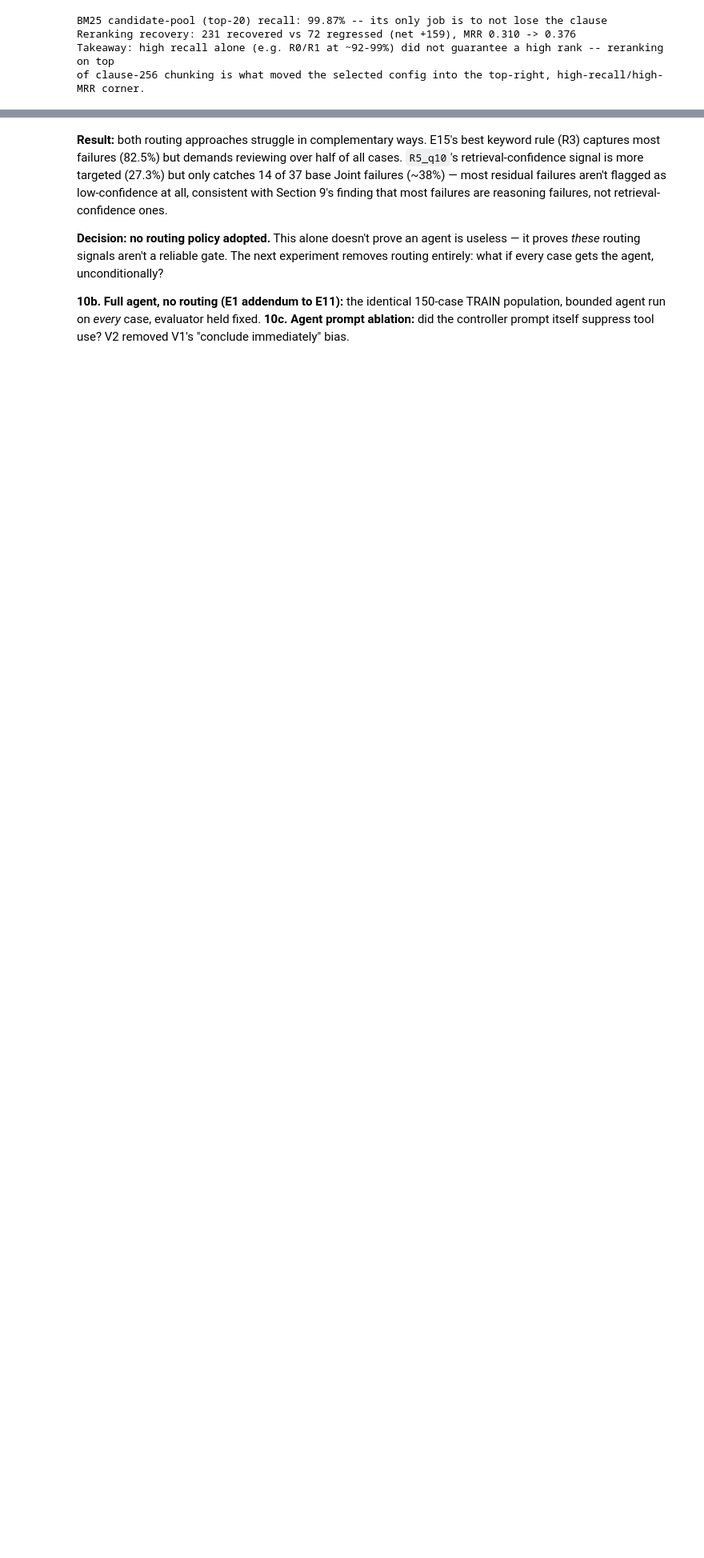
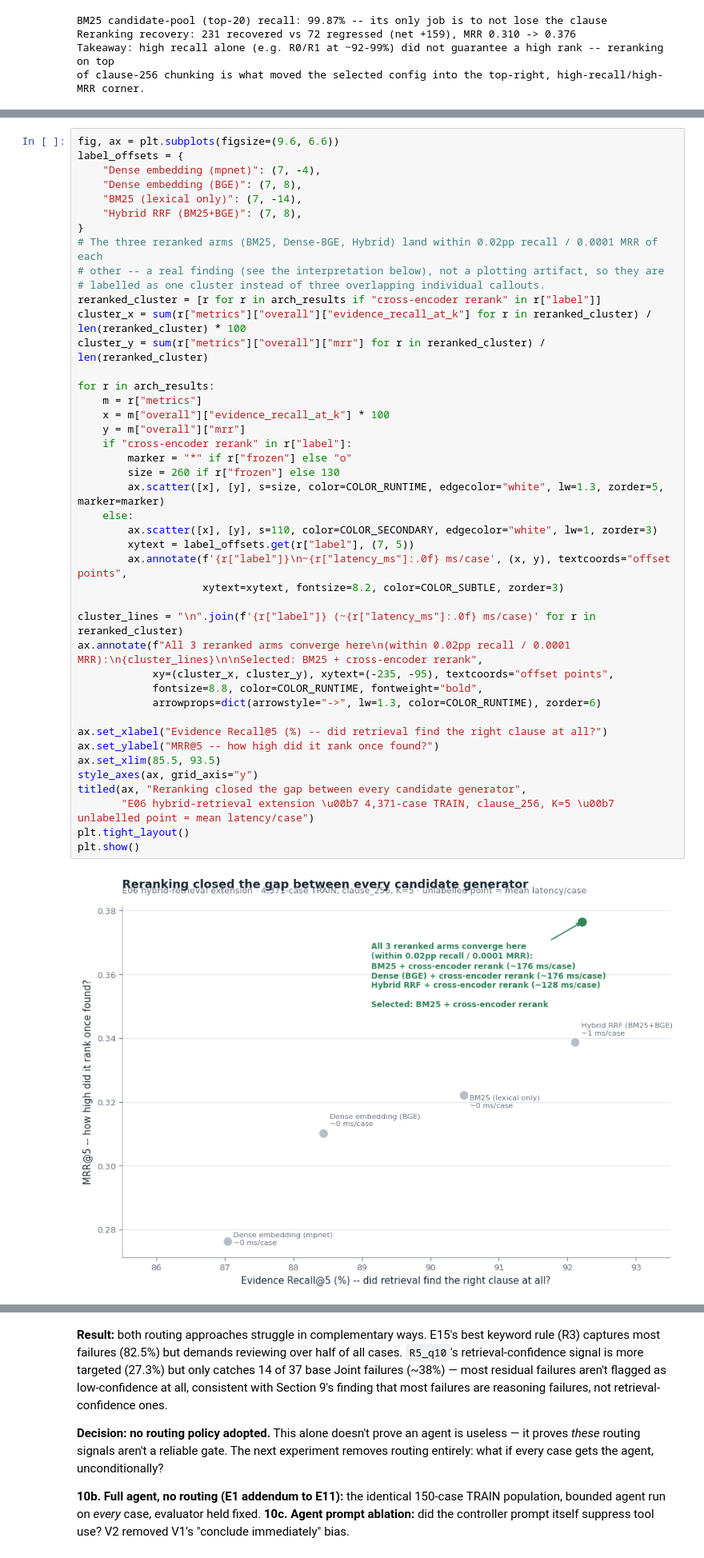
Before and after one commit to AsmithaUbaid/ndatrace, a Jupyter notebook: notebooks/NDATrace_Complete_Technical_Tour.ipynb, the cells around one changed output, grey strips where cells are left out. Shown at 80% size. Drawn from its saved outputs; the diff is of its cells as text; blank space fills up the shorter version.

Commit message:
Added hybrid retrival

```diff
--- a/notebooks/NDATrace_Complete_Technical_Tour.ipynb
+++ b/notebooks/NDATrace_Complete_Technical_Tour.ipynb
@@ -593,0 +729,45 @@ of clause-256 chunking is what moved the selected config into the top-right, hig
+# %%
+fig, ax = plt.subplots(figsize=(9.6, 6.6))
+label_offsets = {
+    "Dense embedding (mpnet)": (7, -4),
+    "Dense embedding (BGE)": (7, 8),
+    "BM25 (lexical only)": (7, -14),
+    "Hybrid RRF (BM25+BGE)": (7, 8),
+}
+# The three reranked arms (BM25, Dense-BGE, Hybrid) land within 0.02pp recall / 0.0001 MRR of each
+# other -- a real finding (see the interpretation below), not a plotting artifact, so they are
+# labelled as one cluster instead of three overlapping individual callouts.
+reranked_cluster = [r for r in arch_results if "cross-encoder rerank" in r["label"]]
+cluster_x = sum(r["metrics"]["overall"]["evidence_recall_at_k"] for r in reranked_cluster) / len(reranked_cluster) * 100
+cluster_y = sum(r["metrics"]["overall"]["mrr"] for r in reranked_cluster) / len(reranked_cluster)
+
+for r in arch_results:
+    m = r["metrics"]
+    x = m["overall"]["evidence_recall_at_k"] * 100
+    y = m["overall"]["mrr"]
+    if "cross-encoder rerank" in r["label"]:
+        marker = "*" if r["frozen"] else "o"
+        size = 260 if r["frozen"] else 130
+        ax.scatter([x], [y], s=size, color=COLOR_RUNTIME, edgecolor="white", lw=1.3, zorder=5, marker=marker)
+    else:
+        ax.scatter([x], [y], s=110, color=COLOR_SECONDARY, edgecolor="white", lw=1, zorder=3)
+        xytext = label_offsets.get(r["label"], (7, 5))
+        ax.annotate(f'{r["label"]}\n~{r["latency_ms"]:.0f} ms/case', (x, y), textcoords="offset points",
+                    xytext=xytext, fontsize=8.2, color=COLOR_SUBTLE, zorder=3)
+
+cluster_lines = "\n".join(f'{r["label"]} (~{r["latency_ms"]:.0f} ms/case)' for r in reranked_cluster)
+ax.annotate(f"All 3 reranked arms converge here\n(within 0.02pp recall / 0.0001 MRR):\n{cluster_lines}\n\nSelected: BM25 + cross-encoder rerank",
+            xy=(cluster_x, cluster_y), xytext=(-235, -95), textcoords="offset points",
+            fontsize=8.8, color=COLOR_RUNTIME, fontweight="bold",
+            arrowprops=dict(arrowstyle="->", lw=1.3, color=COLOR_RUNTIME), zorder=6)
+
+ax.set_xlabel("Evidence Recall@5 (%) -- did retrieval find the right clause at all?")
+ax.set_ylabel("MRR@5 -- how high did it rank once found?")
+ax.set_xlim(85.5, 93.5)
+style_axes(ax, grid_axis="y")
+titled(ax, "Reranking closed the gap between every candidate generator",
+       "E06 hybrid-retrieval extension \u00b7 4,371-case TRAIN, clause_256, K=5 \u00b7 unlabelled point = mean latency/case")
+plt.tight_layout()
+plt.show()
+# %% [output]
+[figure, added]
```
Also changed, not shown: parts of 17 cells of this notebook, 13 other files.
